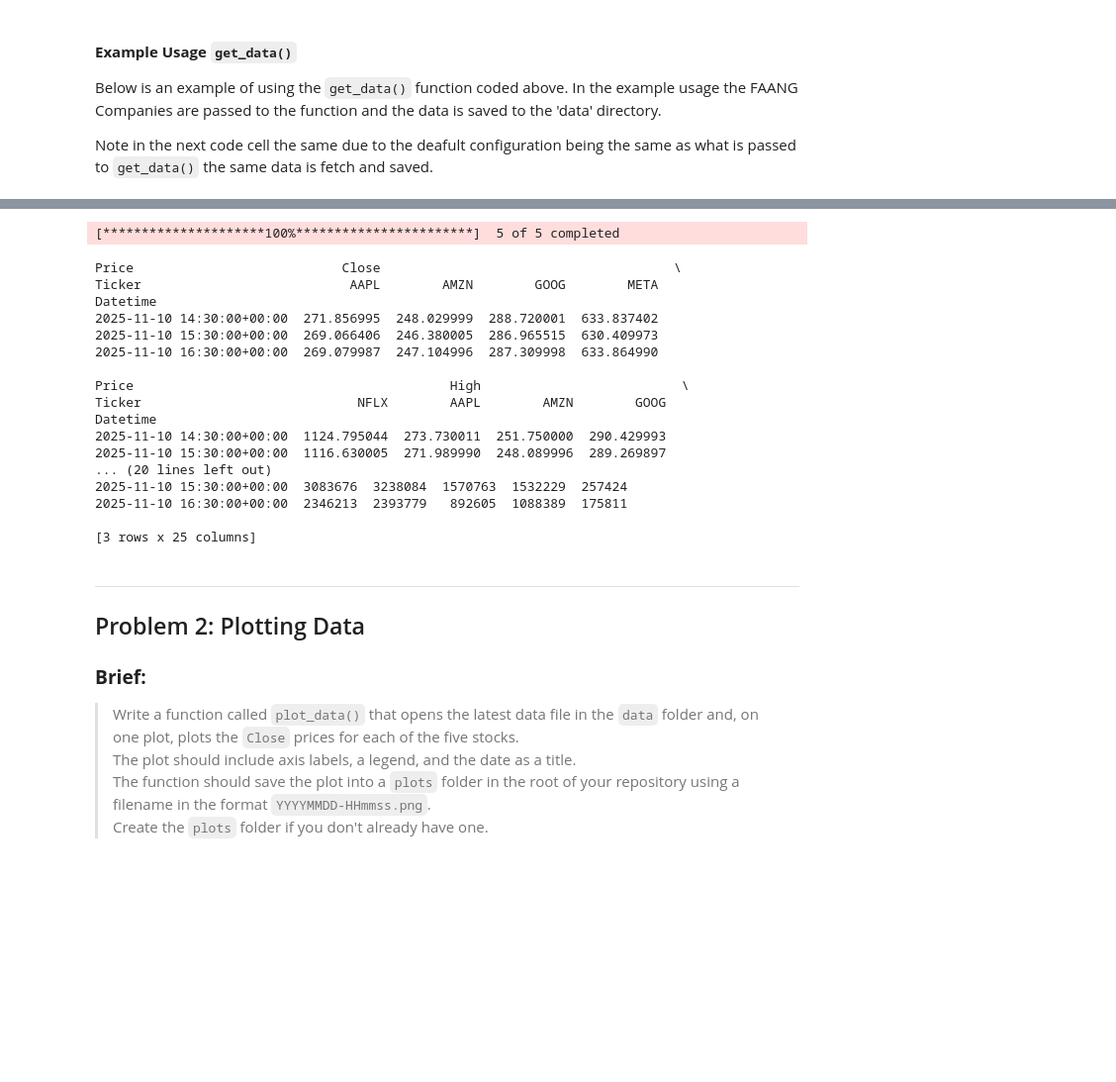
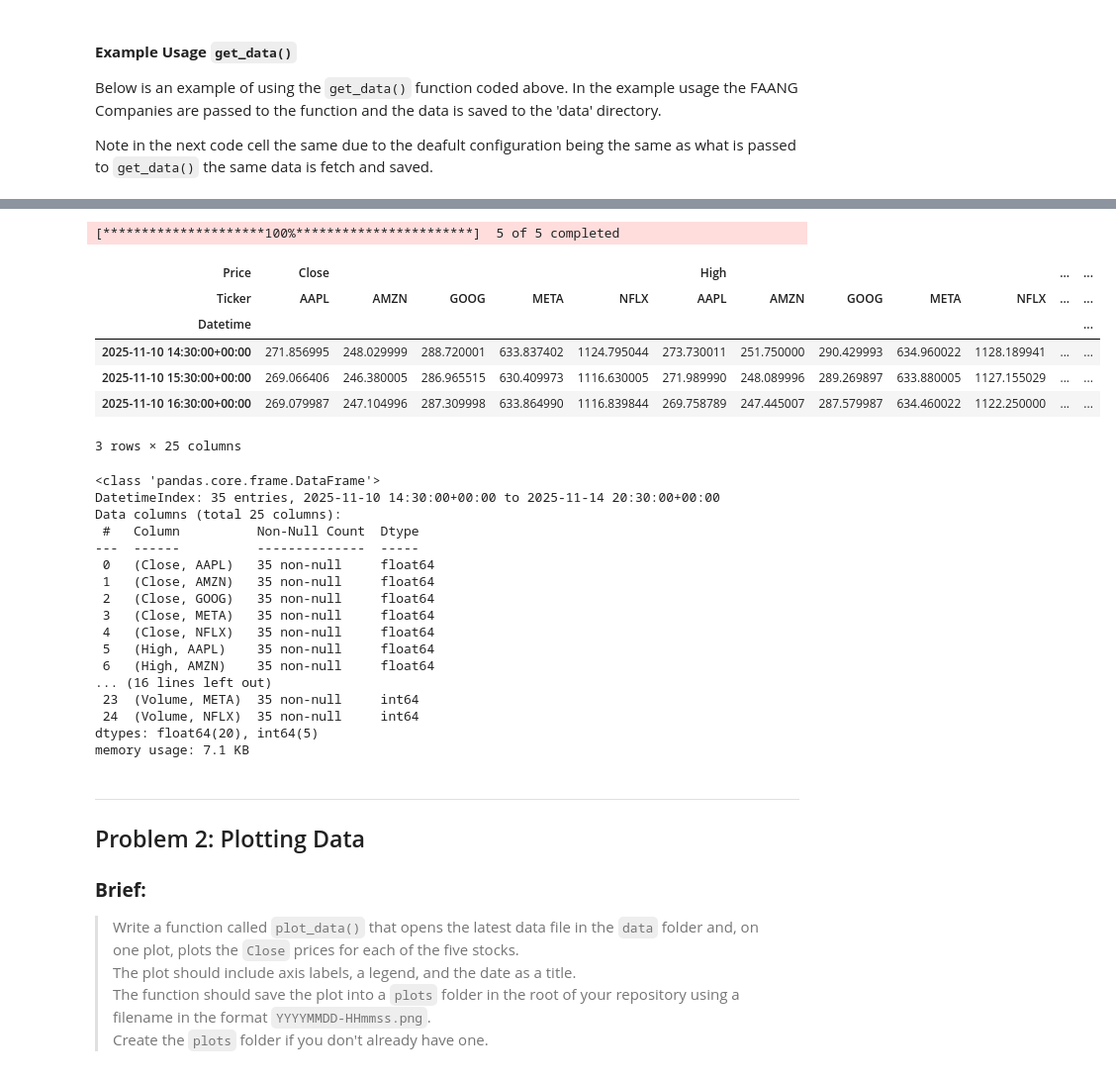
Before and after one commit to skerr17/computer-infrastructure-assessment, a Jupyter notebook: problem.ipynb, the cells around one changed output, grey strips where cells are left out. Shown at 99% size. Drawn from its saved outputs; the diff is of its cells as text; code cells hidden in the pictures; blank space fills up the shorter version.

```diff
--- a/problem.ipynb
+++ b/problem.ipynb
@@ -107,30 +109,40 @@ Datetime
 [3 rows x 25 columns]
 # %%
 # Default using the function
-default_get_data = get_data()
+data_filepath, default_get_data = get_data()
 
 # Note have to specific that I want the dataframe from the returned tuple
 # as the get_data() function returns (filepath, dataframe)
-print(default_get_data[1].head(3))
+default_get_data.head(3)
 # %% [output]
 [*********************100%***********************]  5 of 5 completed
+| Price | Close |  |  |  |  | High |  |  |  |  | ... | ... |
+| Ticker | AAPL | AMZN | GOOG | META | NFLX | AAPL | AMZN | GOOG | META | NFLX | ... | ... |
+| Datetime |  |  |  |  |  |  |  |  |  |  |  | ... |
+| 2025-11-10 14:30:00+00:00 | 271.856995 | 248.029999 | 288.720001 | 633.837402 | 1124.795044 | 273.730011 | 251.750000 | 290.429993 | 634.960022 | 1128.189941 | ... | ... |
+| 2025-11-10 15:30:00+00:00 | 269.066406 | 246.380005 | 286.965515 | 630.409973 | 1116.630005 | 271.989990 | 248.089996 | 289.269897 | 633.880005 | 1127.155029 | ... | ... |
+| 2025-11-10 16:30:00+00:00 | 269.079987 | 247.104996 | 287.309998 | 633.864990 | 1116.839844 | 269.758789 | 247.445007 | 287.579987 | 634.460022 | 1122.250000 | ... | ... |
-Price                           Close                                      \
-Ticker                           AAPL        AMZN        GOOG        META
-Datetime
-2025-11-10 14:30:00+00:00  271.856995  248.029999  288.720001  633.837402
-2025-11-10 15:30:00+00:00  269.066406  246.380005  286.965515  630.409973
-2025-11-10 16:30:00+00:00  269.079987  247.104996  287.309998  633.864990
-
-Price                                         High                          \
-Ticker                            NFLX        AAPL        AMZN        GOOG
-Datetime
-2025-11-10 14:30:00+00:00  1124.795044  273.730011  251.750000  290.429993
-2025-11-10 15:30:00+00:00  1116.630005  271.989990  248.089996  289.269897
-... (20 lines left out)
-2025-11-10 15:30:00+00:00  3083676  3238084  1570763  1532229  257424
-2025-11-10 16:30:00+00:00  2346213  2393779   892605  1088389  175811
-
-[3 rows x 25 columns]
+3 rows × 25 columns
+# %%
+default_get_data.info()
+# %% [output]
+<class 'pandas.core.frame.DataFrame'>
+DatetimeIndex: 35 entries, 2025-11-10 14:30:00+00:00 to 2025-11-14 20:30:00+00:00
+Data columns (total 25 columns):
+ #   Column          Non-Null Count  Dtype
+---  ------          --------------  -----
+ 0   (Close, AAPL)   35 non-null     float64
+ 1   (Close, AMZN)   35 non-null     float64
+ 2   (Close, GOOG)   35 non-null     float64
+ 3   (Close, META)   35 non-null     float64
+ 4   (Close, NFLX)   35 non-null     float64
+ 5   (High, AAPL)    35 non-null     float64
+ 6   (High, AMZN)    35 non-null     float64
+... (16 lines left out)
+ 23  (Volume, META)  35 non-null     int64
+ 24  (Volume, NFLX)  35 non-null     int64
+dtypes: float64(20), int64(5)
+memory usage: 7.1 KB
 # %% [markdown]
 ----
 ## Problem 2: Plotting Data
```
Also changed, not shown: parts of 4 cells of this notebook, 17 other files.
